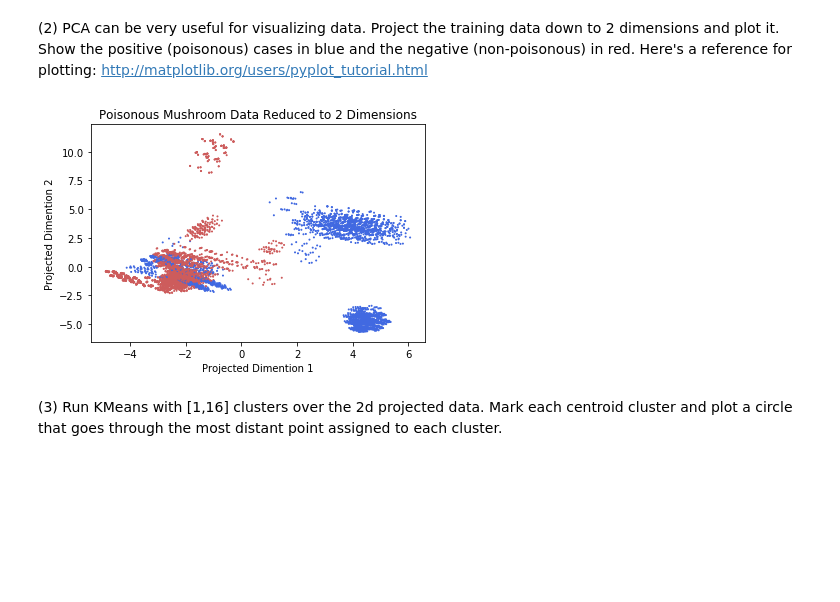
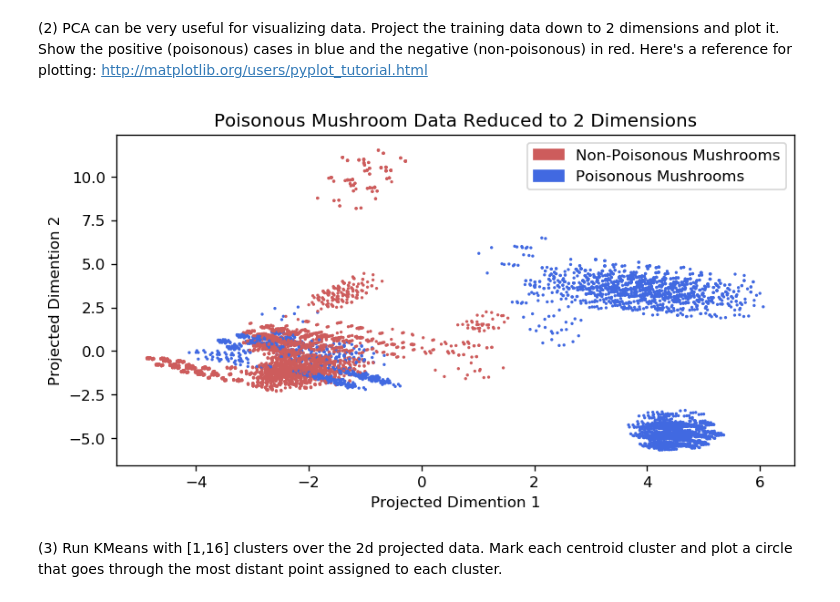
Before and after one commit to kevinhanna/W207_Projects, a Jupyter notebook: Kevin_Hanna_p3.ipynb, the cells around one changed output. Cells and saved outputs as stored; diff of their text form; code cells hidden in the pictures; blank space fills up the shorter version.

```diff
--- a/Kevin_Hanna_p3.ipynb
+++ b/Kevin_Hanna_p3.ipynb
@@ -89,26 +90,32 @@ P1()
 # %%
 def P2():
 ### STUDENT START ###
     X = train_data
     y = train_labels
 
     X_norm = StandardScaler().fit_transform(X)
 
     k = 2
     pca = PCA(n_components=k)
     pca.fit(X_norm)
 
     X_proj = pca.transform(X_norm)
     kcolors = ['royalblue' if poisonous else 'indianred' for poisonous in y]
+
+    fig = plt.figure(figsize=(8, 4), dpi=120)
     plt.scatter(X_proj[:,0], X_proj[:,1], s=1, color=kcolors)
     plt.title("Poisonous Mushroom Data Reduced to 2 Dimensions")
     plt.xlabel('Projected Dimention 1')
     plt.ylabel('Projected Dimention 2')
+    import matplotlib.patches as mpatches
+    poison_patch = mpatches.Patch(color='indianred', label='Non-Poisonous Mushrooms')
+    nonpoison_patch = mpatches.Patch(color='royalblue', label='Poisonous Mushrooms')
+    plt.legend(handles=[poison_patch, nonpoison_patch])
 ### STUDENT END ###
 
 P2()
 # %% [output]
-[figure, old version]
+[figure, new version]
 # %% [markdown]
 (3) Run KMeans with [1,16] clusters over the 2d projected data. Mark each centroid cluster and plot a circle that goes through the most distant point assigned to each cluster.
 # %%
```
Also changed, not shown: parts of 4 cells of this notebook, 2 other files.
